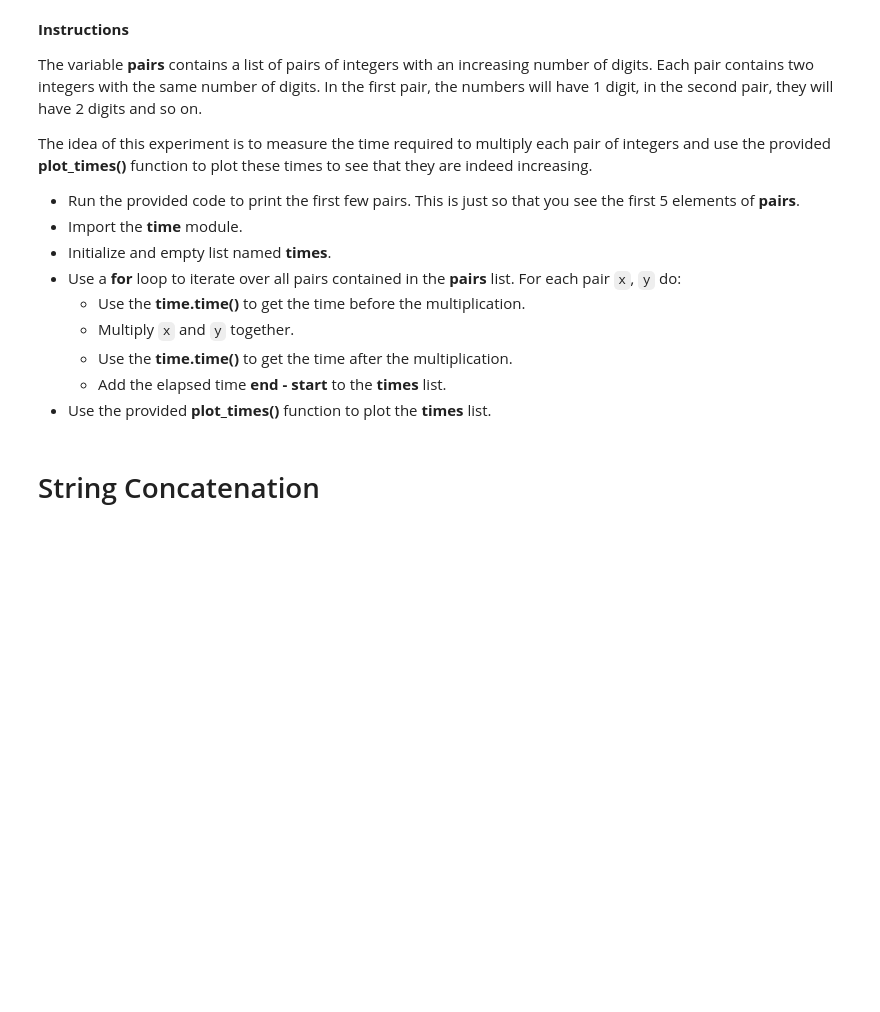
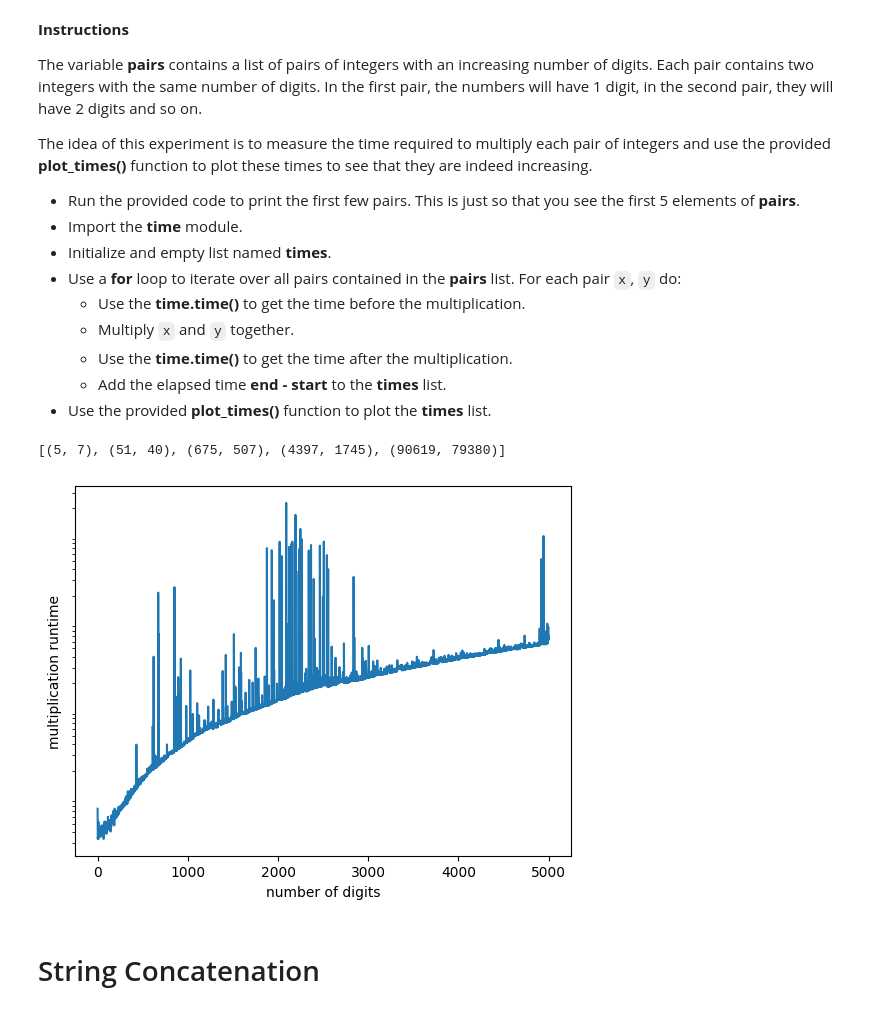
Before and after one commit to CarlosG18/aedii_dca0209, a Jupyter notebook: unidade1/U1T2/resolution_Constant_time_complexity.ipynb, the cells around one changed output. Saved outputs shown, nothing was run; the diff lists cells and outputs as text; code cells hidden in the pictures; blank space fills up the shorter version.

```diff
--- a/unidade1/U1T2/resolution_Constant_time_complexity.ipynb
+++ b/unidade1/U1T2/resolution_Constant_time_complexity.ipynb
@@ -488,6 +505,8 @@ Two functions are provided for you. The **add_with_append()** creates a list usi
 - Perform the same steps to time **add_with_insert(50000)**. Assign the result to **time_insert**.
 - Print both times and observe which one was faster.
 # %%
+import time
+
 def add_with_append(N):
     values = []
     for i in range(N):
@@ -501,3 +520,16 @@ def add_with_insert(N):
     return values
 
 # write code below
+# add_with_append
+start = time.time()
+add_with_append(50000)
+end = time.time()
+time_append = end - start
+
+# add_with_insert
+start = time.time()
+add_with_insert(50000)
+end = time.time()
+time_insert = end - start
+
+print(f'time_append = {time_append} \ntime_insert = {time_insert}')
@@ -559,17 +594,28 @@ def generate_list(k):
 pairs = generate_list(5000)
 # %%
 import matplotlib.pyplot as plt
+import time
 
 def plot_times(times):
     plt.plot(times)
     plt.ylabel('multiplication runtime')
     plt.xlabel('number of digits')
     plt.yscale('log')
     plt.yticks([])
     plt.show()
 
 print(pairs[:5])
 # write code below
+times = []
+for x,y in pairs:
+    start = time.time()
+    x*y
+    end = time.time()
+    times.append(end - start)
+plot_times(times)
+# %% [output]
+[(5, 7), (51, 40), (675, 507), (4397, 1745), (90619, 79380)]
+[figure, added]
 # %% [markdown]
 # String Concatenation
 # %% [markdown]
```
Also changed, not shown: parts of 14 cells of this notebook.
